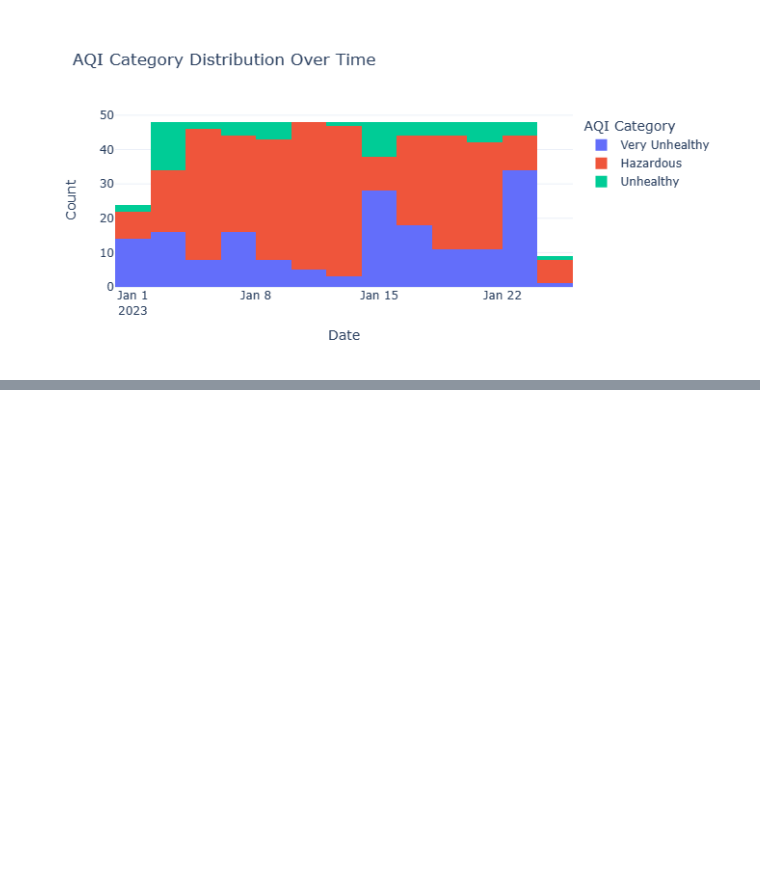
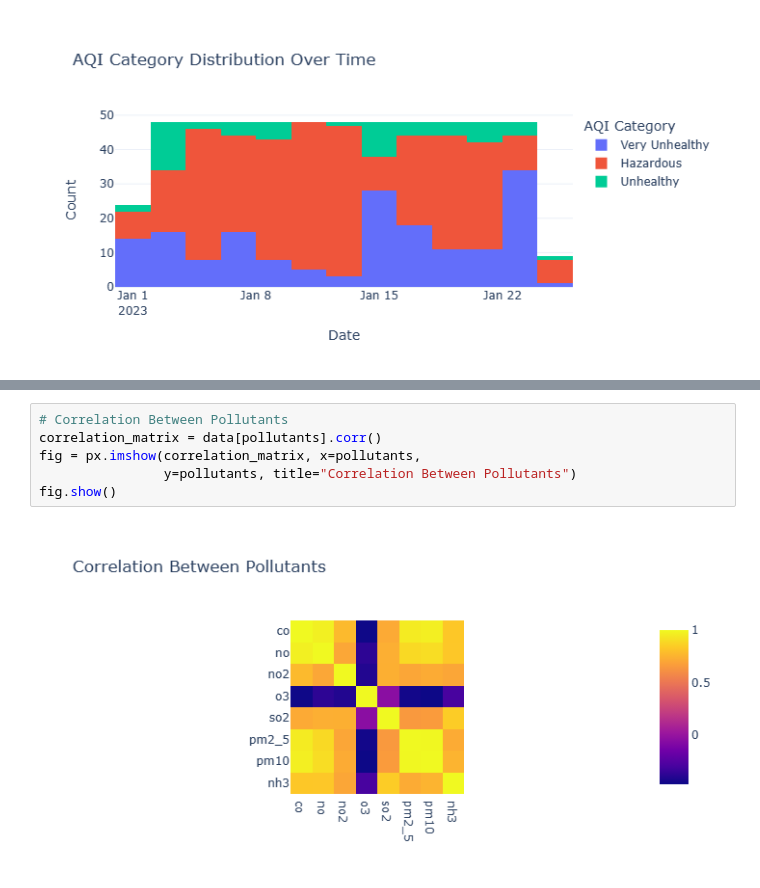
Before and after one commit to bshroats5/DA_Practice, a Jupyter notebook: AirQuality/AirQuality.ipynb, the cells around one changed output, grey strips where cells are left out. Cells and saved outputs as stored; diff of their text form; blank space fills up the shorter version.

```diff
--- a/AirQuality/AirQuality.ipynb
+++ b/AirQuality/AirQuality.ipynb
@@ -122,0 +144,8 @@ pollutant_colors = px.colors.qualitative.Plotly
+# %%
+# Correlation Between Pollutants
+correlation_matrix = data[pollutants].corr()
+fig = px.imshow(correlation_matrix, x=pollutants,
+                y=pollutants, title="Correlation Between Pollutants")
+fig.show()
+# %% [output]
+[figure, added]
```
Also changed, not shown: parts of 3 cells of this notebook.
